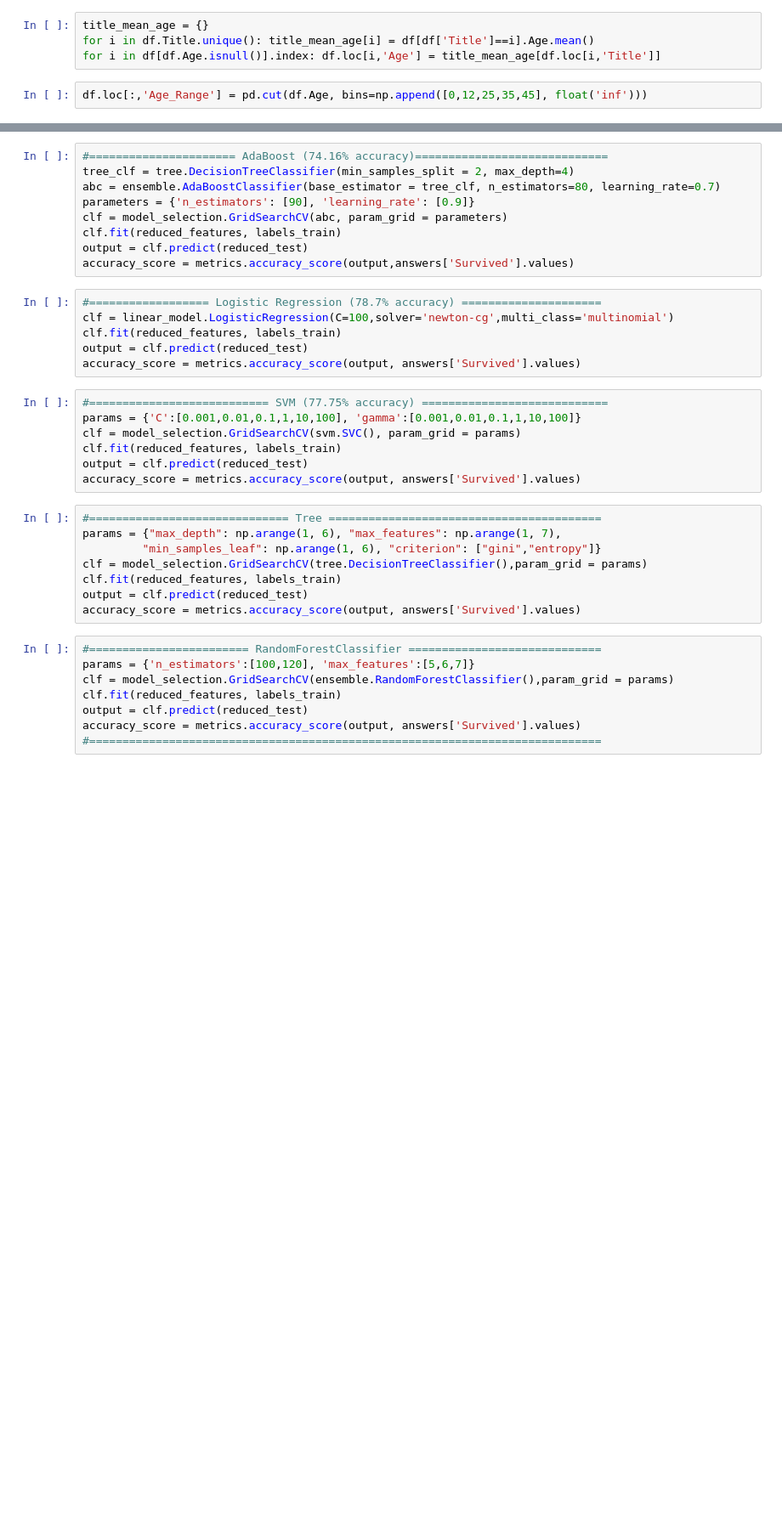
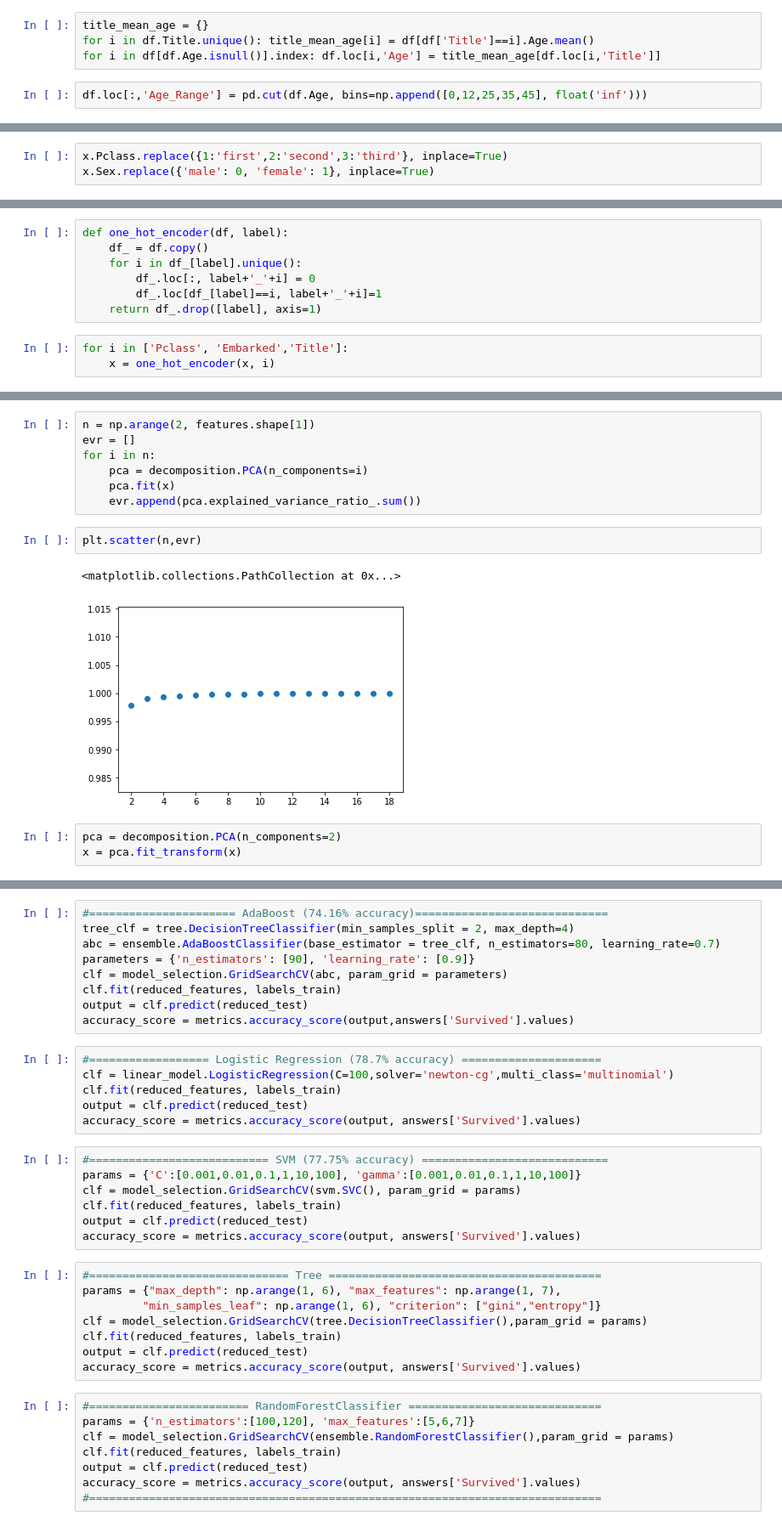
Before and after one commit to abhjtm/titanic-dataset, a Jupyter notebook: Main_work_file.ipynb, the cells around one changed output, grey strips where cells are left out. Shown at 85% size. Cells and saved outputs as stored; diff of their text form; blank space fills up the shorter version.

```diff
--- a/Main_work_file.ipynb
+++ b/Main_work_file.ipynb
@@ -254,0 +213,3 @@ reduced_test = pca.transform(features_test)
+# %%
+x.Pclass.replace({1:'first',2:'second',3:'third'}, inplace=True)
+x.Sex.replace({'male': 0, 'female': 1}, inplace=True)
@@ -254,0 +221,10 @@ reduced_test = pca.transform(features_test)
+# %%
+def one_hot_encoder(df, label):
+    df_ = df.copy()
+    for i in df_[label].unique():
+        df_.loc[:, label+'_'+i] = 0
+        df_.loc[df_[label]==i, label+'_'+i]=1
+    return df_.drop([label], axis=1)
+# %%
+for i in ['Pclass', 'Embarked','Title']:
+    x = one_hot_encoder(x, i)
@@ -254,0 +240,15 @@ reduced_test = pca.transform(features_test)
+# %%
+n = np.arange(2, features.shape[1])
+evr = []
+for i in n:
+    pca = decomposition.PCA(n_components=i)
+    pca.fit(x)
+    evr.append(pca.explained_variance_ratio_.sum())
+# %%
+plt.scatter(n,evr)
+# %% [output]
+<matplotlib.collections.PathCollection at 0x...>
+[figure, added]
+# %%
+pca = decomposition.PCA(n_components=2)
+x = pca.fit_transform(x)
```
Also changed, not shown: parts of 72 cells of this notebook, 1 other file.
